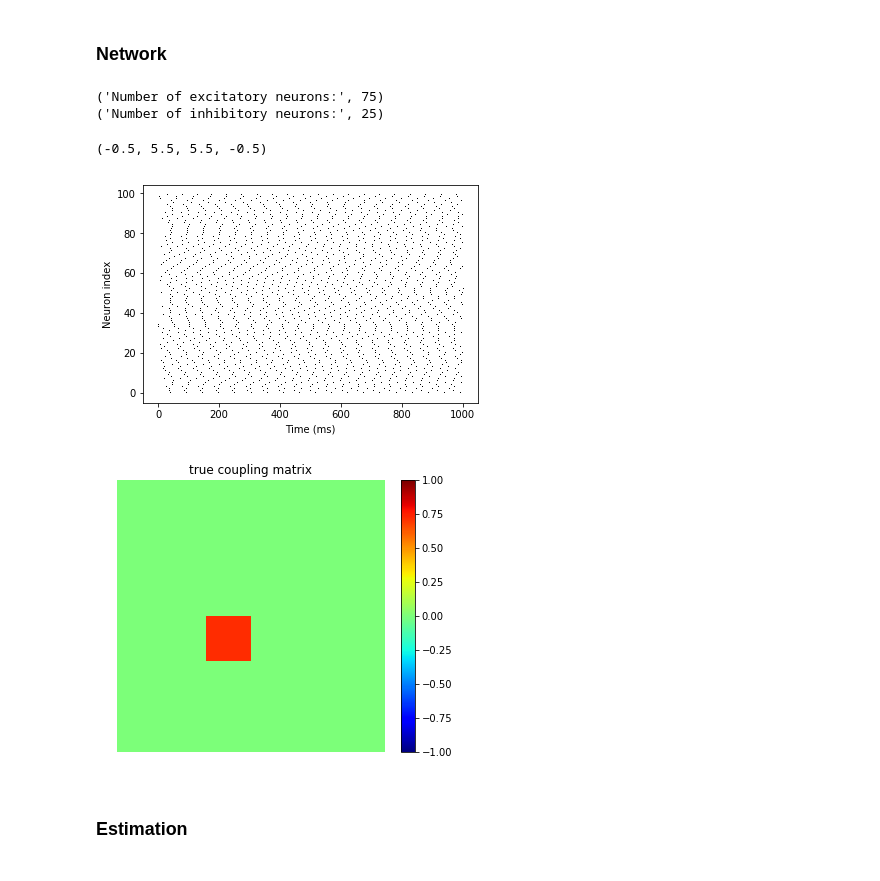
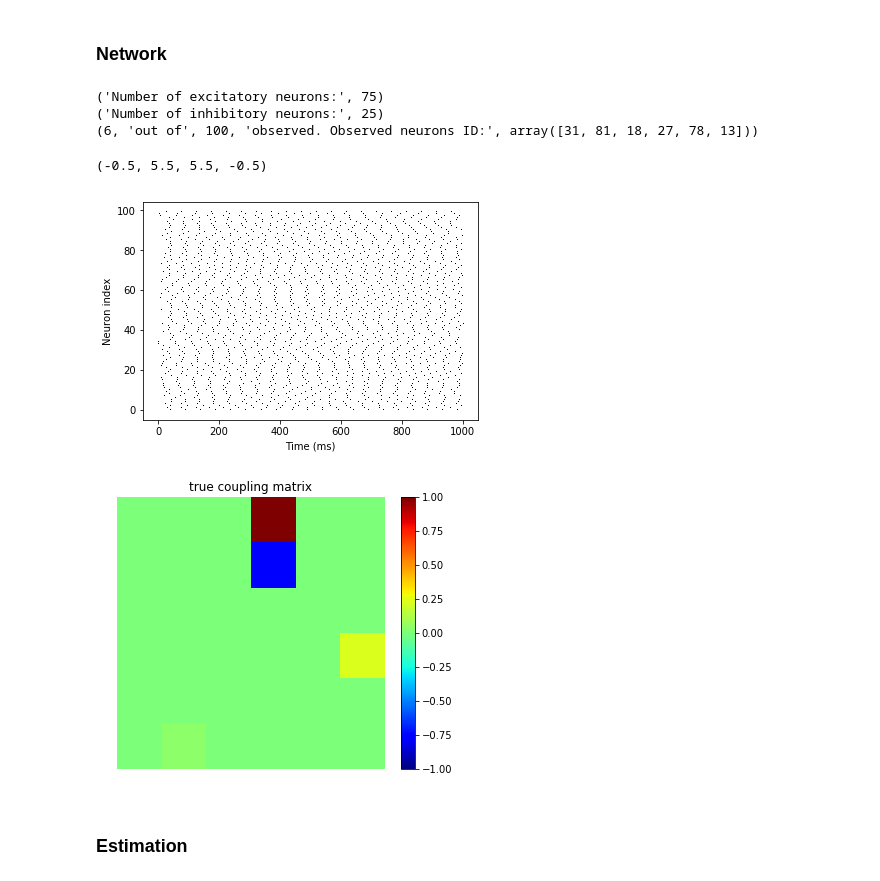
Before and after one commit to yger/inference, a Jupyter notebook: network_inference_brian.ipynb, the cells around one changed output. Cells and saved outputs as stored; diff of their text form; code cells hidden in the pictures.

```diff
--- a/network_inference_brian.ipynb
+++ b/network_inference_brian.ipynb
@@ -45,8 +45,8 @@ Vt = -50*mV
 Vr = -60*mV
 El = -49*mV
 T_ref = 5*ms
-pe = 0.02 #excitatory connection probability
-pi = 0.02 #inhibitory connection probability
+pe = 0.1 #excitatory connection probability
+pi = 0.1 #inhibitory connection probability
 
 # input parameters:
 np.random.seed(20)
@@ -105,7 +105,8 @@ run(sim_t)
 
 # spiketimes of observed neurons into dictionary for connectivity inference later
 obs_neurons_ind = np.random.permutation(Nneurons_tot)[:Nneurons_obs]
-printSpt_dict = {}
+print(Nneurons_obs,'out of', Nneurons_tot, 'observed. Observed neurons ID:',obs_neurons_ind)
+Spt_dict = {}
 for i_N,id_N in enumerate(obs_neurons_ind):
     Spt_dict[i_N] = spikemon.t[id_N]*ms
 
@@ -117,35 +118,36 @@ for i_N,id_N in enumerate(obs_neurons_ind):
 figure()
 plot(spikemon.t/ms,spikemon.i,'k,')
 xlabel('Time (ms)')
 ylabel('Neuron index')
 
 ## visualize connections
 #visualise_connectivity(Se)
 #visualise_connectivity(Si)
 
 # visualize weights
 
 Jmat = np.zeros((Nneurons_tot,Nneurons_tot))
 for c in range(len(Se.i)):
     Jmat[Se.i[c],Se.j[c]] = Se.we[c]*10**3
 for c in range(len(Si.i)):
     Jmat[Si.i[c],Si.j[c]] = Si.wi[c]*10**3
 
 Jmat_obs = Jmat[obs_neurons_ind,:][:,obs_neurons_ind] #connectivity matrix of observed neurons
 
 figure(figsize=(6,5))
 subplot(111)
 imshow(Jmat_obs, origin='upper', interpolation='nearest',
            aspect='auto', vmin=-1.0, vmax=1.0, cmap=plt.cm.jet)
 title('true coupling matrix')
 colorbar()
 axis('off')
 # %% [output]
 ('Number of excitatory neurons:', 75)
 ('Number of inhibitory neurons:', 25)
+(6, 'out of', 100, 'observed. Observed neurons ID:', array([31, 81, 18, 27, 78, 13]))
 (-0.5, 5.5, 5.5, -0.5)
-[figure, old version]
+[figure, new version]
-[figure, old version]
+[figure, new version]
 # %% [markdown]
 ### Estimation
 # %%
```
